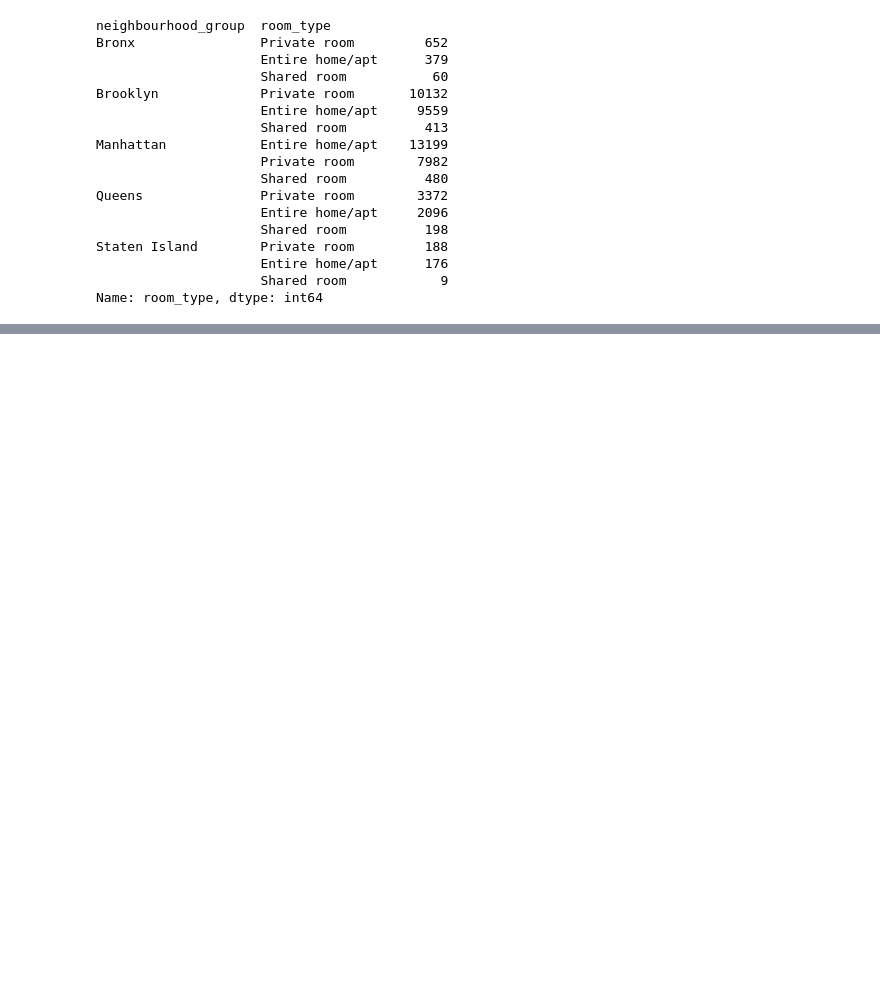
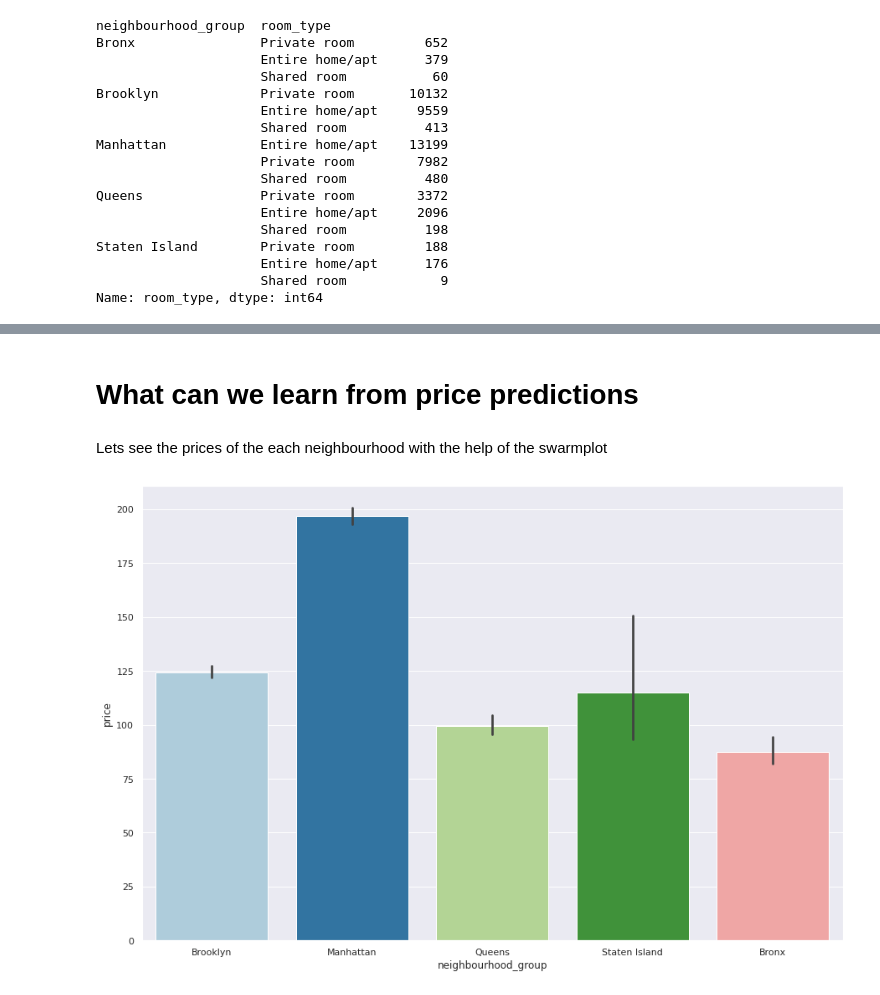
Before and after one commit to Srinadh9121/airbnb_booking_ED_Analysis, a Jupyter notebook: Airbnb_Bookings_Analysis_Capstone_Project.ipynb, the cells around one changed output, grey strips where cells are left out. Cells and saved outputs as stored; diff of their text form; code cells hidden in the pictures; blank space fills up the shorter version.

```diff
--- a/Airbnb_Bookings_Analysis_Capstone_Project.ipynb
+++ b/Airbnb_Bookings_Analysis_Capstone_Project.ipynb
@@ -293,0 +295,12 @@ The countplot shows that most of the customers are intrested in booking Entire h
+# %% [markdown]
+# **What can we learn from price predictions**
+# %% [markdown]
+Lets see the prices of the each neighbourhood with the help of the swarmplot
+# %%
+# prices of each neighbourhood groups
+plt.figure(figsize=(15,10))
+sns.set(style='darkgrid')
+sns.barplot(data=airbnb_data, x='neighbourhood_group', y='price', palette='Paired')
+plt.show()
+# %% [output]
+[figure, added]
```
Also changed, not shown: parts of 16 cells of this notebook.
